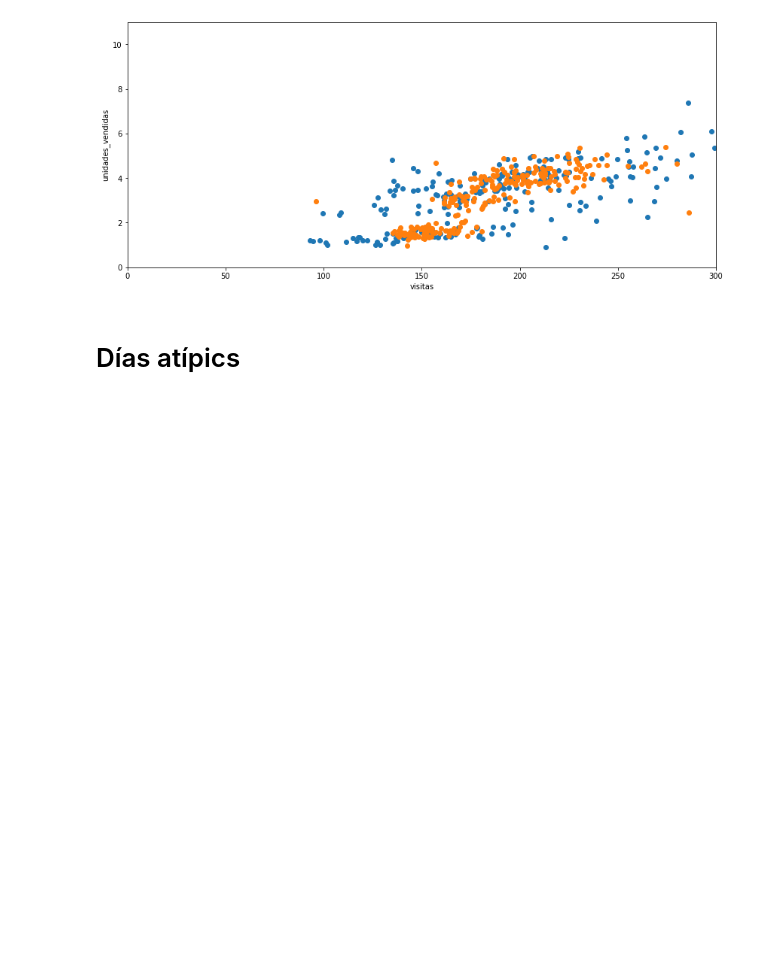
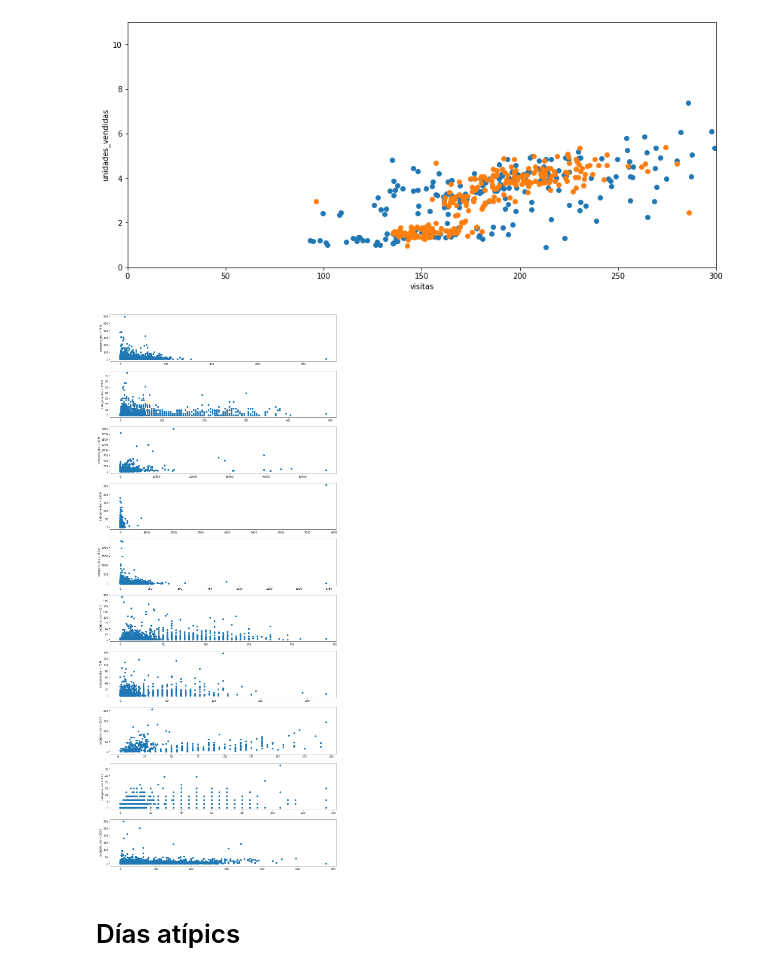
Before and after one commit to Nerucius/2021.ubdatathon, a Jupyter notebook: 5. More EDA + Feature Engineering.ipynb, the cells around one changed output. Cells and saved outputs as stored; diff of their text form; code cells hidden in the pictures; blank space fills up the shorter version.

```diff
--- a/5. More EDA + Feature Engineering.ipynb
+++ b/5. More EDA + Feature Engineering.ipynb
@@ -355,6 +355,18 @@ plt.ylabel("unidades_vendidas")
 # %% [output]
 Text(0, 0.5, 'unidades_vendidas')
 [figure]
+# %%
+start_index = 0
+end_index = 10
+# Visualització "unidades_vendidas" vs "visitas" per totes les categories_dos
+list_categoria_dos = df["categoria_dos"].unique()
+fig, axs = plt.subplots(figsize=(16,40), nrows=end_index-start_index, ncols=1)
+for index in range(len(list_categoria_dos[start_index:end_index])):
+    axs[index].scatter(df["visitas"][df["categoria_dos"] == list_categoria_dos[start_index:end_index][index]],
+                    df["unidades_vendidas"][df["categoria_dos"] == list_categoria_dos[start_index:end_index][index]])
+    axs[index].set(ylabel="categoria_dos = "+str(list_categoria_dos[start_index:end_index][index]))
+# %% [output]
+[figure, added]
 # %% [markdown]
 # Días atípics
 # %%
```
Also changed, not shown: 1 other file.
